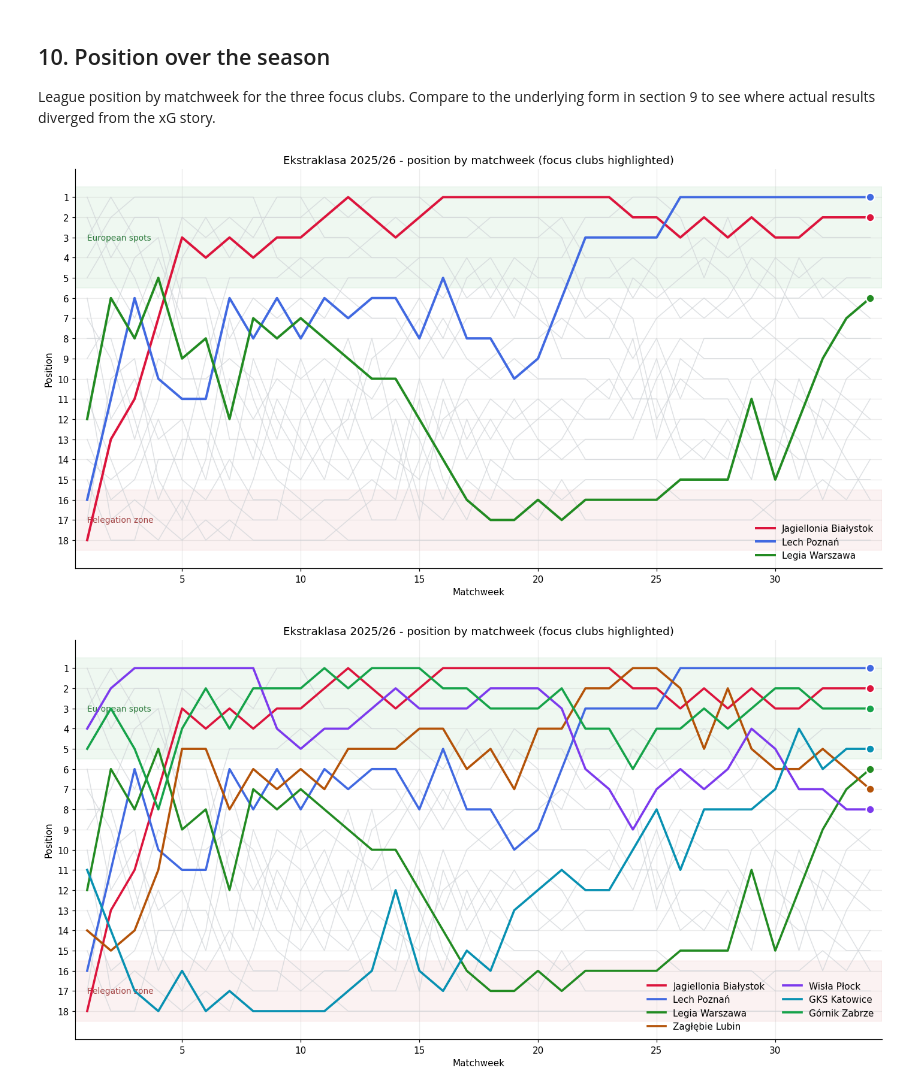
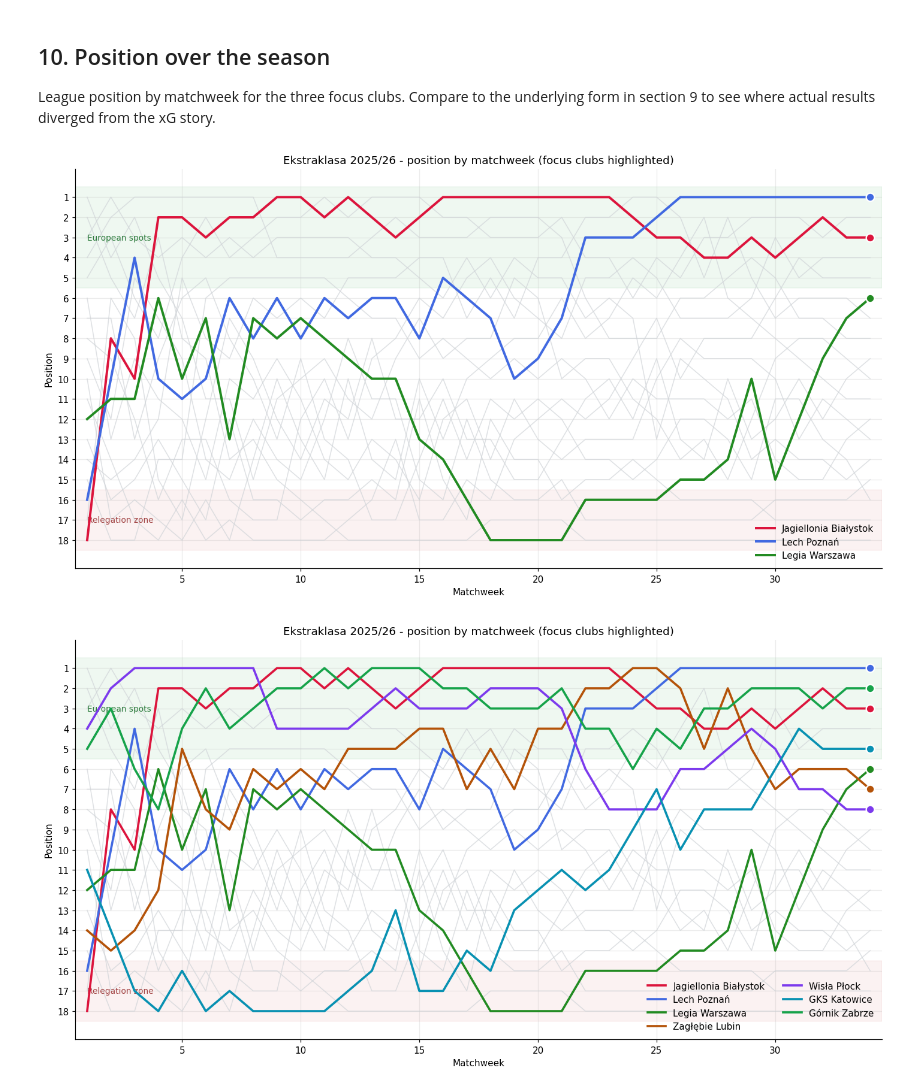
Before and after one commit to Mewhoosh/ekstraklasa-2025-26-analytics, a Jupyter notebook: notebooks/02_team_analytics.ipynb, the cells around one changed output. Cells and saved outputs as stored; diff of their text form; code cells hidden in the pictures.

Commit message:
fix: use ekstraklasa head-to-head tie-break in team analytics standings

```diff
--- a/notebooks/02_team_analytics.ipynb
+++ b/notebooks/02_team_analytics.ipynb
@@ -110,6 +143,18 @@ team_match: (612, 24)
 
 Per-match averages across 10 style features, standardised, KMeans k=4,
 projected to 2D with PCA. Clusters labelled by reading each centroid.
+# %%
+team_stats = team_match.groupby('team').agg(
+    xg=('xg', 'mean'),
+    xga=('xga', 'mean'),
+    possession=('possession', 'mean'),
+    xg_per_shot=('xg', lambda s: s.sum() / team_match.loc[s.index, 'shots'].sum()),
+    recoveries=('recoveries', 'mean'),
+    pass_acc=('acc_passes', lambda s: s.sum() / team_match.loc[s.index, 'passes'].sum()),
+).reset_index()
+
+features = ['xg', 'xga', 'possession', 'xg_per_shot', 'recoveries', 'pass_acc']
+X = StandardScaler().fit_transform(team_stats[features])
 # %%
 km = KMeans(n_clusters=4, n_init=30, random_state=42).fit(X)
 team_stats['cluster'] = km.labels_
@@ -677,11 +721,7 @@ the xG story.
 all_rounds = sorted(team_match['round'].unique())
 pos_records = []
 for r in all_rounds:
-    sub = team_match[team_match['round'] <= r]
-    t = sub.groupby('team').agg(pts=('pts', 'sum'), gf=('gf', 'sum'), ga=('ga', 'sum')).reset_index()
-    t['gd'] = t['gf'] - t['ga']
-    t = t.sort_values(['pts', 'gd', 'gf'], ascending=[False, False, False]).reset_index(drop=True)
-    t['pos'] = t.index + 1
+    t = standings_at(r)
     t['round'] = r
     pos_records.append(t[['round', 'team', 'pos']])
 
@@ -718,16 +758,12 @@ plt.tight_layout()
 plt.savefig(f'{FIG}/10_bump_chart.png')
 plt.show()
 # %% [output]
-[figure, old version]
+[figure, new version]
 # %%
 all_rounds = sorted(team_match['round'].unique())
 pos_records = []
 for r in all_rounds:
-    sub = team_match[team_match['round'] <= r]
-    t = sub.groupby('team').agg(pts=('pts', 'sum'), gf=('gf', 'sum'), ga=('ga', 'sum')).reset_index()
-    t['gd'] = t['gf'] - t['ga']
-    t = t.sort_values(['pts', 'gd', 'gf'], ascending=[False, False, False]).reset_index(drop=True)
-    t['pos'] = t.index + 1
+    t = standings_at(r)
     t['round'] = r
     pos_records.append(t[['round', 'team', 'pos']])
 
@@ -746,34 +782,34 @@ highlight = {
 fig, ax = plt.subplots(figsize=(13, 7))
 
 for team in pos_df['team'].unique():
     if team in highlight:
         continue
     sub = pos_df[pos_df['team'] == team]
     ax.plot(sub['round'], sub['pos'], color='#d0d4d8', lw=1, alpha=0.7)
 
 for team, color in highlight.items():
     sub = pos_df[pos_df['team'] == team]
     ax.plot(sub['round'], sub['pos'], color=color, lw=2.4, label=team, zorder=5)
     ax.scatter(sub['round'].iloc[-1], sub['pos'].iloc[-1], color=color, s=80,
                zorder=6, edgecolor='white', linewidth=1.5)
 
 ax.axhspan(15.5, 18.5, color='#d75b5b', alpha=0.08, zorder=0)
 ax.text(1, 17, 'Relegation zone', fontsize=9, color='#a04040', va='center')
 ax.axhspan(0.5, 5.5, color='#3aa757', alpha=0.08, zorder=0)
 ax.text(1, 3, 'European spots', fontsize=9, color='#2a7a3a', va='center')
 
 ax.invert_yaxis()
 ax.set_yticks(range(1, 19))
 ax.set_xlim(0.5, 34.5)
 ax.set_xlabel('Matchweek')
 ax.set_ylabel('Position')
 ax.set_title('Ekstraklasa 2025/26 - position by matchweek (focus clubs highlighted)')
 ax.legend(loc='lower right', frameon=False, ncol=2)
 plt.tight_layout()
 plt.savefig(f'{FIG}/10_bump_chart.png')
 plt.show()
 # %% [output]
-[figure, old version]
+[figure, new version]
 # %%
 highlight = {
     'Bruk-Bet Termalica Nieciecza': '#7c2d12',
```
Also changed, not shown: parts of 3 cells of this notebook.
